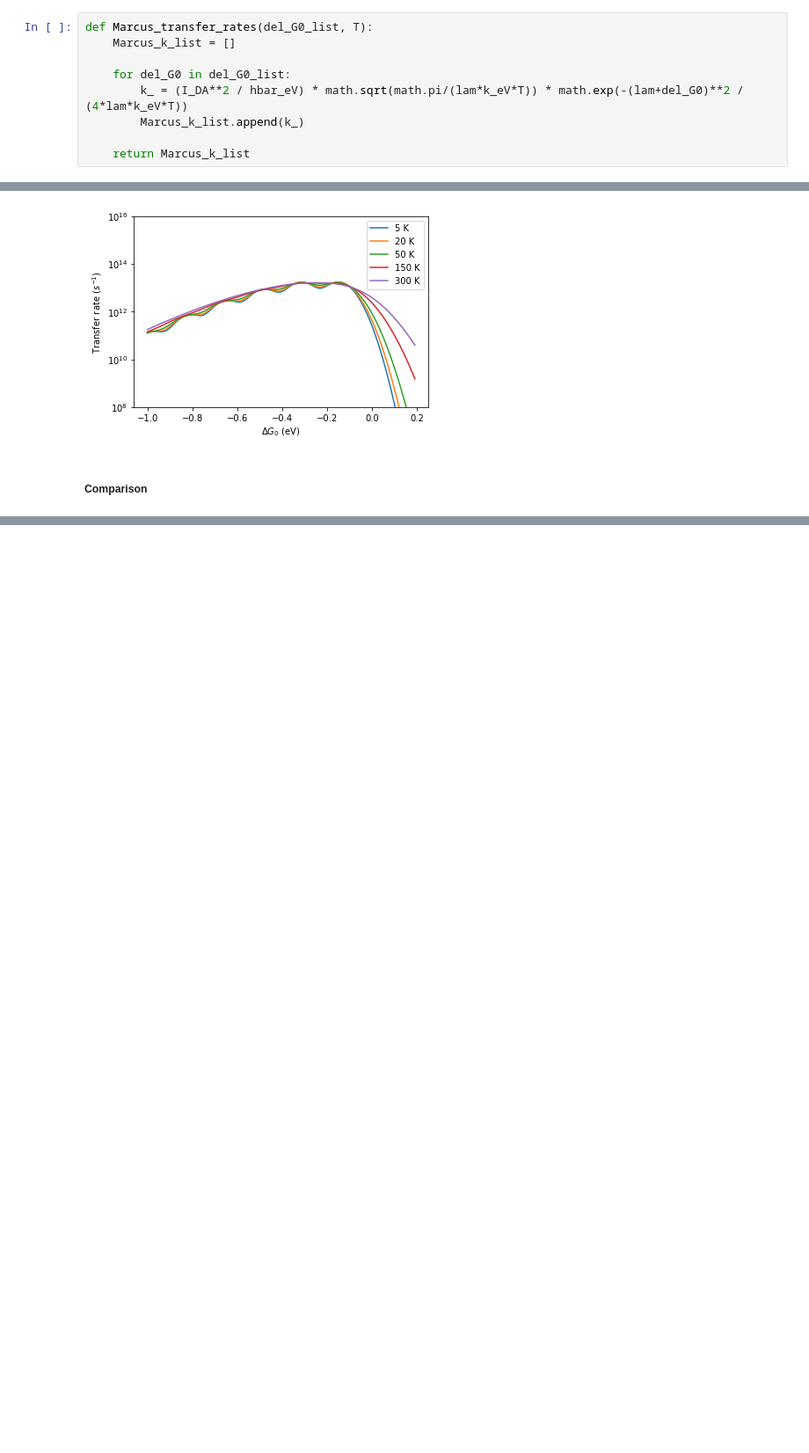
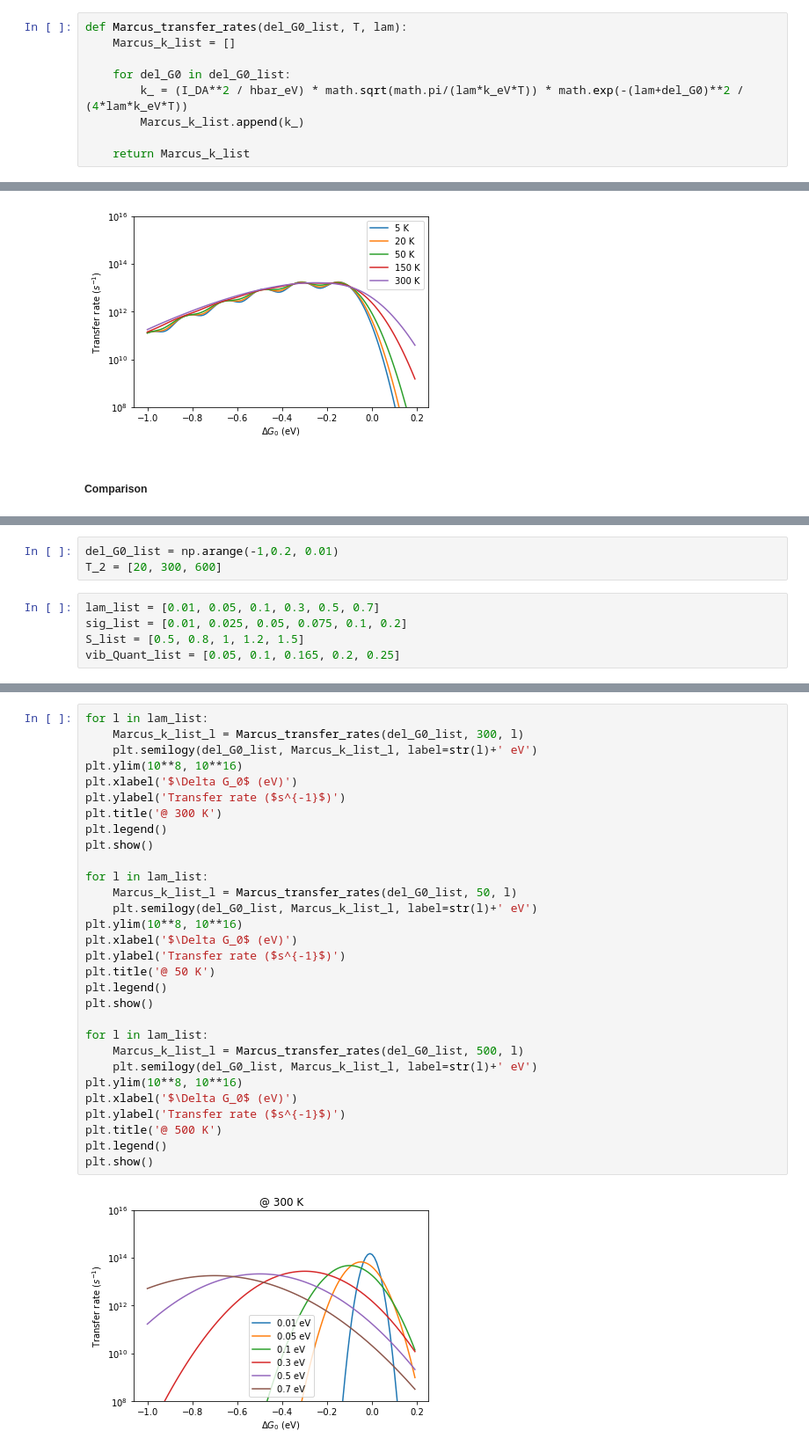
Before and after one commit to annajungbluth/Transition-Rates, a Jupyter notebook: Transition_Rates [Marcus vs. MLJ Theory].ipynb, the cells around one changed output, grey strips where cells are left out. Shown: that part at 88% size. Drawn from its saved outputs; the diff is of its cells as text; blank space fills up the shorter version.

```diff
--- a/Transition_Rates [Marcus vs. MLJ Theory].ipynb
+++ b/Transition_Rates [Marcus vs. MLJ Theory].ipynb
@@ -27,7 +27,7 @@ T = [5, 20, 50, 150, 300]
 # %% [markdown]
 ### Transfer Rates - Marcus Theory
 # %%
-def Marcus_transfer_rates(del_G0_list, T):
+def Marcus_transfer_rates(del_G0_list, T, lam):
     Marcus_k_list = []
 
     for del_G0 in del_G0_list:
@@ -159,0 +162,8 @@ plt.show()
+# %%
+del_G0_list = np.arange(-1,0.2, 0.01)
+T_2 = [20, 300, 600]
+# %%
+lam_list = [0.01, 0.05, 0.1, 0.3, 0.5, 0.7]
+sig_list = [0.01, 0.025, 0.05, 0.075, 0.1, 0.2]
+S_list = [0.5, 0.8, 1, 1.2, 1.5]
+vib_Quant_list = [0.05, 0.1, 0.165, 0.2, 0.25]
@@ -159,0 +174,32 @@ plt.show()
+# %%
+for l in lam_list:
+    Marcus_k_list_l = Marcus_transfer_rates(del_G0_list, 300, l)
+    plt.semilogy(del_G0_list, Marcus_k_list_l, label=str(l)+' eV')
+plt.ylim(10**8, 10**16)
+plt.xlabel('$\Delta G_0$ (eV)')
+plt.ylabel('Transfer rate ($s^{-1}$)')
+plt.title('@ 300 K')
+plt.legend()
+plt.show()
+
+for l in lam_list:
+    Marcus_k_list_l = Marcus_transfer_rates(del_G0_list, 50, l)
+    plt.semilogy(del_G0_list, Marcus_k_list_l, label=str(l)+' eV')
+plt.ylim(10**8, 10**16)
+plt.xlabel('$\Delta G_0$ (eV)')
+plt.ylabel('Transfer rate ($s^{-1}$)')
+plt.title('@ 50 K')
+plt.legend()
+plt.show()
+
+for l in lam_list:
+    Marcus_k_list_l = Marcus_transfer_rates(del_G0_list, 500, l)
+    plt.semilogy(del_G0_list, Marcus_k_list_l, label=str(l)+' eV')
+plt.ylim(10**8, 10**16)
+plt.xlabel('$\Delta G_0$ (eV)')
+plt.ylabel('Transfer rate ($s^{-1}$)')
+plt.title('@ 500 K')
+plt.legend()
+plt.show()
+# %% [output]
+[figure, added]
```
Also changed, not shown: parts of 26 cells of this notebook.
